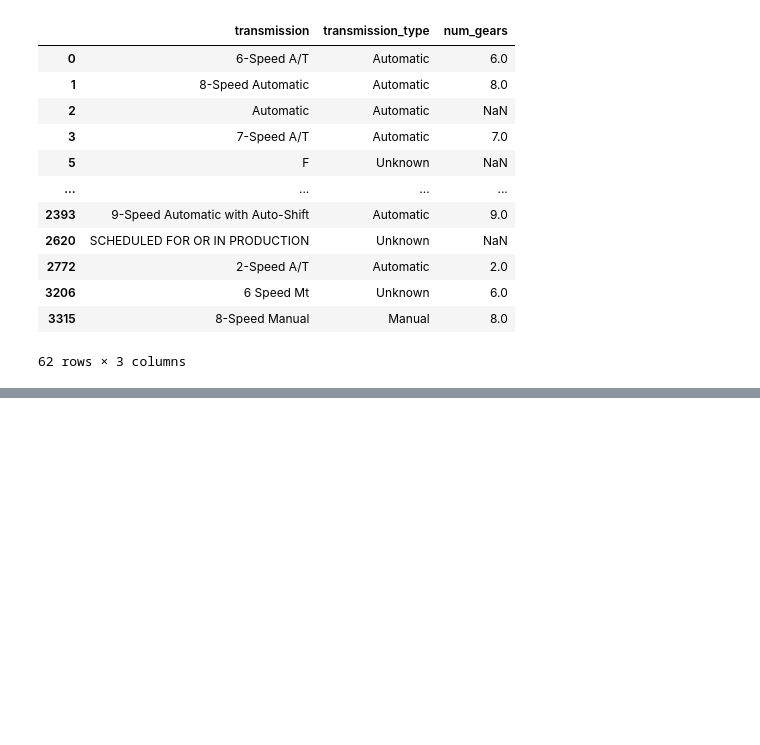
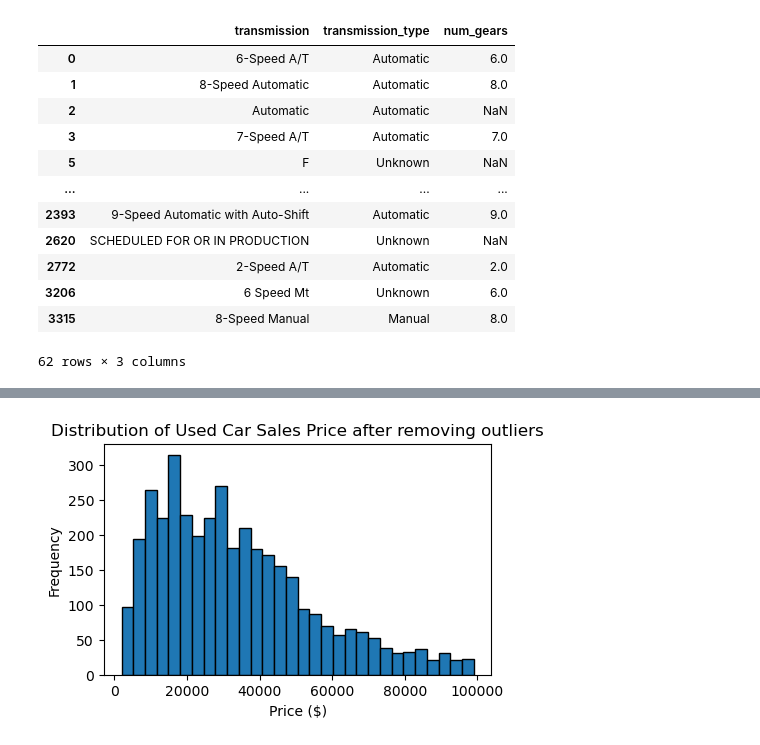
Before and after one commit to lshiyu4210/used_car_price_prediction, a Jupyter notebook: midterm.ipynb, the cells around one changed output, grey strips where cells are left out. Drawn from its saved outputs; the diff is of its cells as text; code cells hidden in the pictures; blank space fills up the shorter version.

```diff
--- a/midterm.ipynb
+++ b/midterm.ipynb
@@ -135,0 +204,14 @@ Column: num_gears, Data type: float64
+# %%
+# reduce outliers
+# Identify outliers based on the IQR method
+Q1 = sales_price.quantile(0.25)
+Q3 = sales_price.quantile(0.75)
+IQR = Q3 - Q1
+lower_bound = Q1 - 1.5 * IQR
+upper_bound = Q3 + 1.5 * IQR
+
+# Filter out the outliers
+outliers = used_car[sales_price > upper_bound]
+
+# Display the outliers
+print(outliers)
@@ -135,0 +236,12 @@ Column: num_gears, Data type: float64
+# %%
+# Remove Outliers
+# df_cleaned = used_car[(used_car['price'] >= lower_bound) & (used_car['price'] <= upper_bound)]
+sales_price_cleaned = used_car['price'][(used_car['price'] >= lower_bound) & (used_car['price'] <= upper_bound)]
+plt.figure(figsize=(5,3))
+plt.hist(sales_price_cleaned, bins=30, edgecolor='black')
+plt.title("Distribution of Used Car Sales Price after removing outliers")
+plt.xlabel("Price ($)")
+plt.ylabel("Frequency")
+plt.show()
+# %% [output]
+[figure, added]
```
Also changed, not shown: parts of 14 cells of this notebook.
